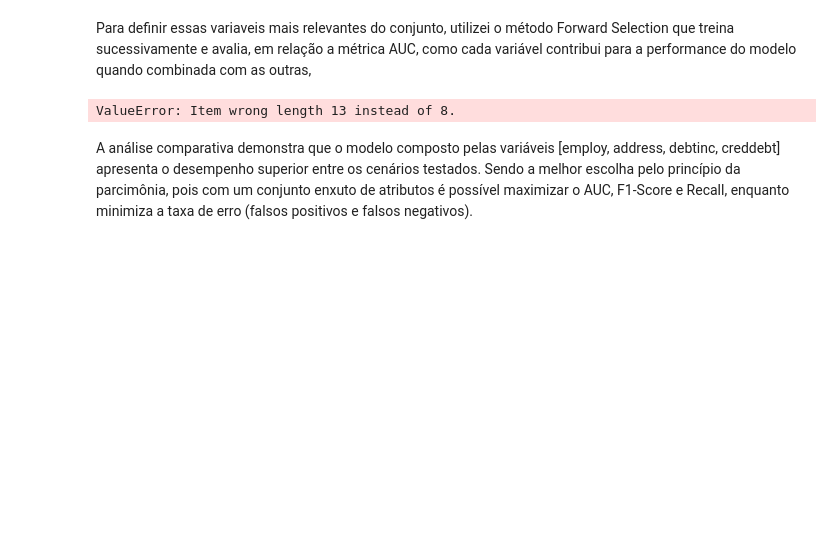
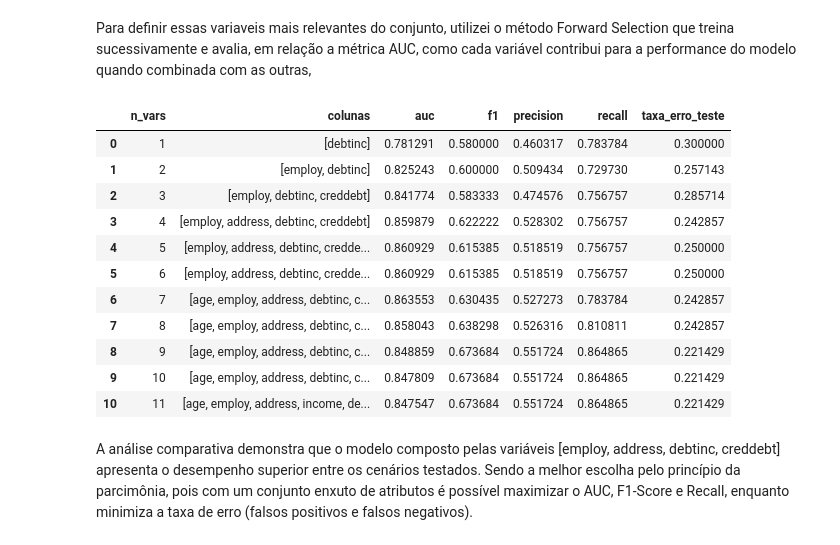
Before and after one commit to Doctor-Math/TP1-Engenharia-de-Software, a Jupyter notebook: notebooks/models/modelo_inadimplencia.ipynb, the cells around one changed output. Cells and saved outputs as stored; diff of their text form; code cells hidden in the pictures; blank space fills up the shorter version.

```diff
--- a/notebooks/models/modelo_inadimplencia.ipynb
+++ b/notebooks/models/modelo_inadimplencia.ipynb
@@ -105,40 +136,51 @@ plt.show()
 Para definir essas variaveis mais relevantes do conjunto, utilizei o método Forward Selection que treina sucessivamente e avalia, em relação a métrica AUC, como cada variável contribui para a performance do modelo quando combinada com as outras,
 # %%
 resultados = []
-columns_dados = pd.DataFrame(dados.columns, columns=['nome_variavel'])[:-1]
+cols = np.array(pipeline.feature_names)
 
-for i in range(1, 8):
+for i in range(1, 12):
     #Define SFS para numero de variaveis variando em i, pela métrica auc e com 2 testes por combinação
     sfs = SequentialFeatureSelector(modelo_geral, n_features_to_select=i, direction='forward', scoring='roc_auc', cv=10)
     sfs.fit(X_train, y_train)
     cols_idx = sfs.get_support()
 
     #Roda modelo
-    modelo_geral.fit(X_train[:, cols_idx], y_train)
-    probs = modelo_geral.predict_proba(X_test[:, cols_idx])[:, 1]
-    preds = modelo_geral.predict(X_test[:, cols_idx])
+    modelo_geral.fit(X_train[:,cols_idx], y_train)
+    probs = modelo_geral.predict_proba(X_test[:,cols_idx])[:, 1]
+    preds = modelo_geral.predict(X_test[:,cols_idx])
 
     # Calculo das Métricas
     auc = roc_auc_score(y_test, probs)
     f1 = f1_score(y_test, preds)
     precision = precision_score(y_test, preds)
     recall = recall_score(y_test, preds)
     cm = confusion_matrix(y_test, preds)
 
     # Organização no df
     resultados.append({
         'n_vars': i,
-        'colunas': columns_dados[cols_idx].tolist(),
+        'colunas': cols[cols_idx],
         'auc': auc,
         'f1': f1,
         'precision': precision,
         'recall': recall,
         'taxa_erro_teste': (cm[0, 1] +  cm[1, 0]) / len(y_test)
     })
 
 pd.DataFrame(resultados)
 # %% [output]
-ValueError: Item wrong length 13 instead of 8.
+|  | n_vars | colunas | auc | f1 | precision | recall | taxa_erro_teste |
+| 0 | 1 | [debtinc] | 0.781291 | 0.580000 | 0.460317 | 0.783784 | 0.300000 |
+| 1 | 2 | [employ, debtinc] | 0.825243 | 0.600000 | 0.509434 | 0.729730 | 0.257143 |
+| 2 | 3 | [employ, debtinc, creddebt] | 0.841774 | 0.583333 | 0.474576 | 0.756757 | 0.285714 |
+| 3 | 4 | [employ, address, debtinc, creddebt] | 0.859879 | 0.622222 | 0.528302 | 0.756757 | 0.242857 |
+| 4 | 5 | [employ, address, debtinc, credde... | 0.860929 | 0.615385 | 0.518519 | 0.756757 | 0.250000 |
+| 5 | 6 | [employ, address, debtinc, credde... | 0.860929 | 0.615385 | 0.518519 | 0.756757 | 0.250000 |
+| 6 | 7 | [age, employ, address, debtinc, c... | 0.863553 | 0.630435 | 0.527273 | 0.783784 | 0.242857 |
+| 7 | 8 | [age, employ, address, debtinc, c... | 0.858043 | 0.638298 | 0.526316 | 0.810811 | 0.242857 |
+| 8 | 9 | [age, employ, address, debtinc, c... | 0.848859 | 0.673684 | 0.551724 | 0.864865 | 0.221429 |
+| 9 | 10 | [age, employ, address, debtinc, c... | 0.847809 | 0.673684 | 0.551724 | 0.864865 | 0.221429 |
+| 10 | 11 | [age, employ, address, income, de... | 0.847547 | 0.673684 | 0.551724 | 0.864865 | 0.221429 |
 # %% [markdown]
 A análise comparativa demonstra que o modelo composto pelas variáveis [employ, address, debtinc, creddebt] apresenta o desempenho superior entre os cenários testados. Sendo a melhor escolha pelo princípio da parcimônia, pois com um conjunto enxuto de atributos é possível maximizar o AUC, F1-Score e Recall, enquanto minimiza a taxa de erro (falsos positivos e falsos negativos).
 # %%
```
Also changed, not shown: parts of 11 cells of this notebook.
